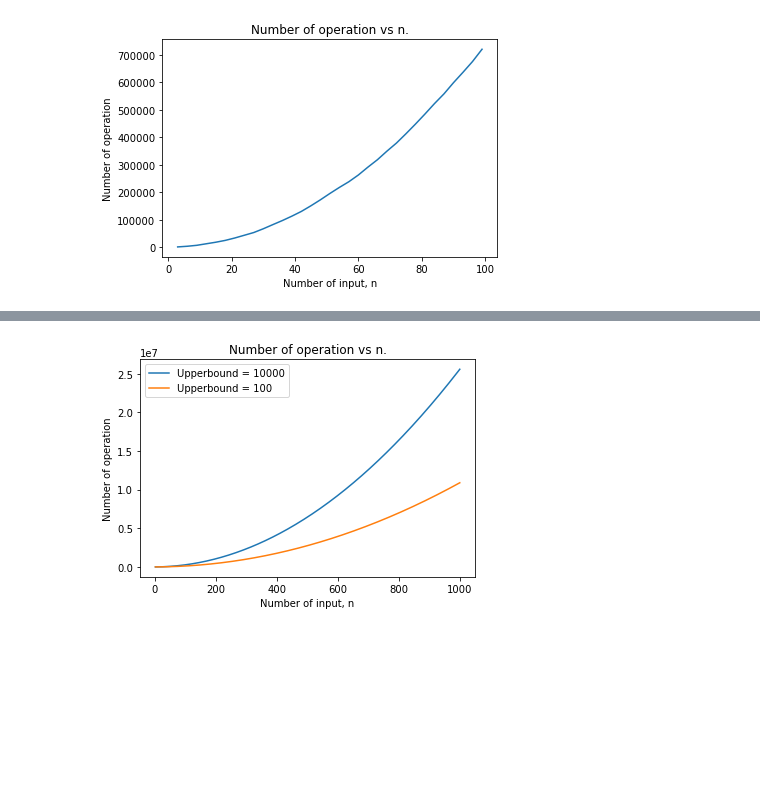
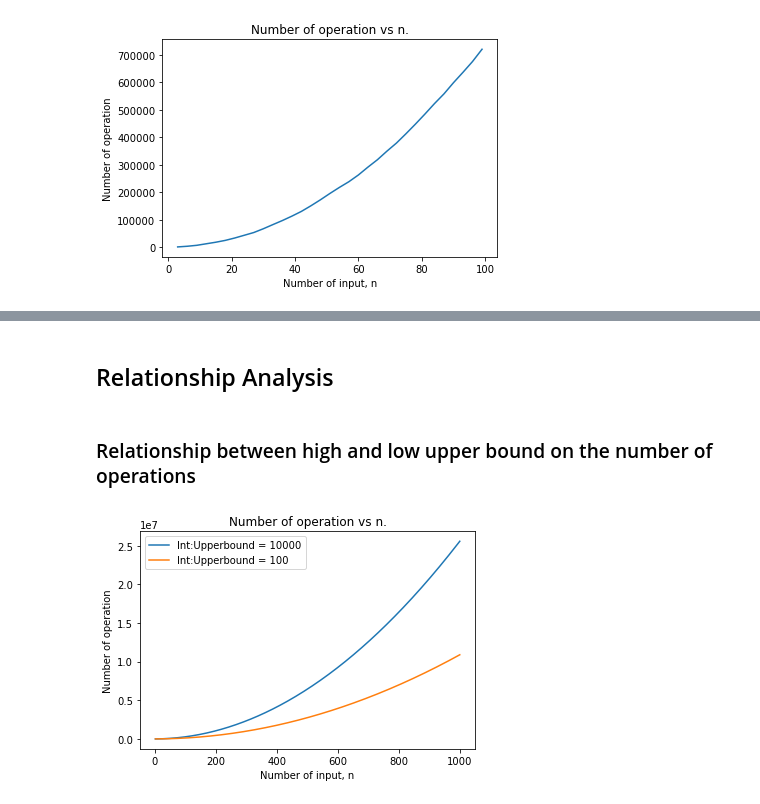
Before and after one commit to diminecjean/radix-sort, a Jupyter notebook: radix_sort_graph_analysis.ipynb, the cells around one changed output, grey strips where cells are left out. Saved outputs shown, nothing was run; the diff lists cells and outputs as text; code cells hidden in the pictures; blank space fills up the shorter version.

Commit message:
add analysis for upperbond value

```diff
--- a/radix_sort_graph_analysis.ipynb
+++ b/radix_sort_graph_analysis.ipynb
@@ -223,13 +323,18 @@ plt.show()
+# %% [markdown]
+## Relationship Analysis
+# %% [markdown]
+### Relationship between high and low upper bound on the number of operations
 # %%
 # Show the comparison between high and low upperbound
+# Data type: Integer
 plt.title("Number of operation vs n.")
 plt.xlabel("Number of input, n")
+plt.ylabel("Number of operation")
 
-plt.ylabel("Number of operation")
-plt.plot(x2.to_numpy(), y2.to_numpy(), label = "Upperbound = 10000")    # high upperbound
-plt.plot(x3.to_numpy(), y3.to_numpy(), label = "Upperbound = 100")   # low upperbound
+plt.plot(x2.to_numpy(), y2.to_numpy(), label = "Int:Upperbound = 10000")
+plt.plot(x3.to_numpy(), y3.to_numpy(), label = "Int:Upperbound = 100")
 plt.legend()
 
 plt.show()
 # %% [output]
-[figure, old version]
+[figure, new version]
```
Also changed, not shown: parts of 14 cells of this notebook.
